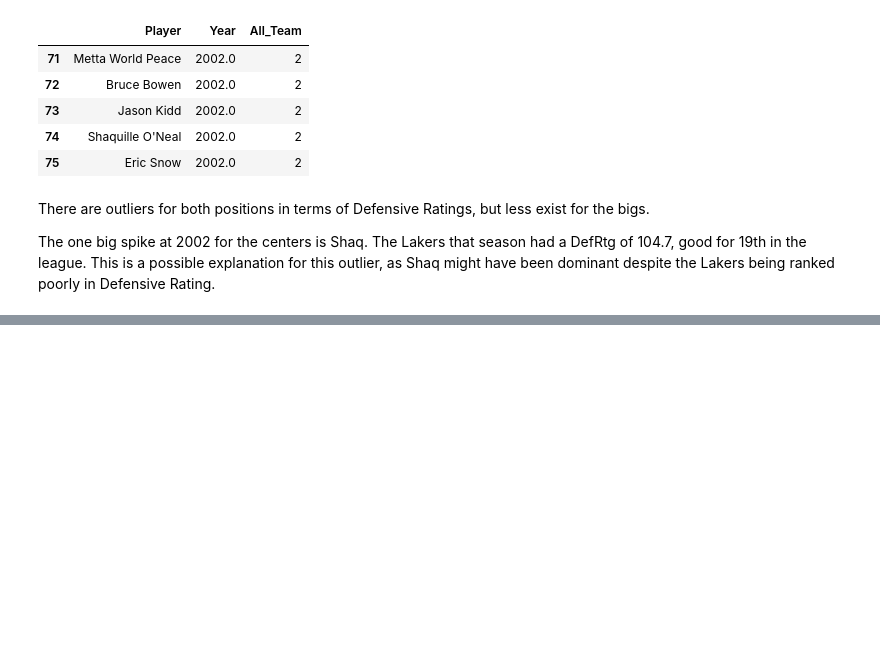
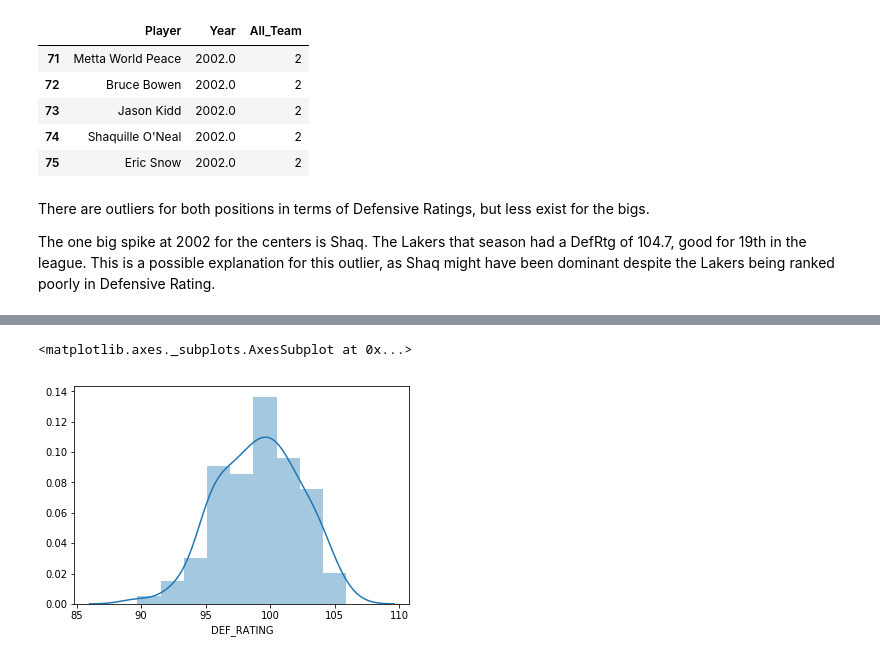
Before and after one commit to jon88cho/Basketball, a Jupyter notebook: Defense/Defensive_Impact.ipynb, the cells around one changed output, grey strips where cells are left out. Cells and saved outputs as stored; diff of their text form; code cells hidden in the pictures; blank space fills up the shorter version.

```diff
--- a/Defense/Defensive_Impact.ipynb
+++ b/Defense/Defensive_Impact.ipynb
@@ -412,0 +358,5 @@ C_Second_Team = Second_Team[Second_Team['Pos'].str.contains("C")].loc[:,['Year',
+# %%
+sns.distplot(Second_Team_DEFR)
+# %% [output]
+<matplotlib.axes._subplots.AxesSubplot at 0x...>
+[figure, added]
```
Also changed, not shown: parts of 64 cells of this notebook, 1 other file.
